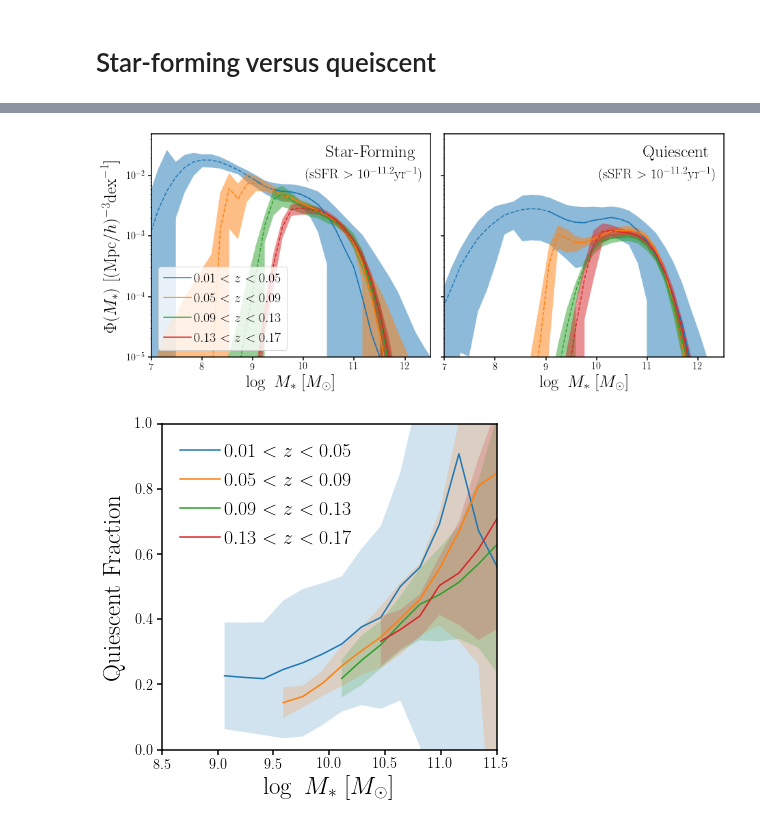
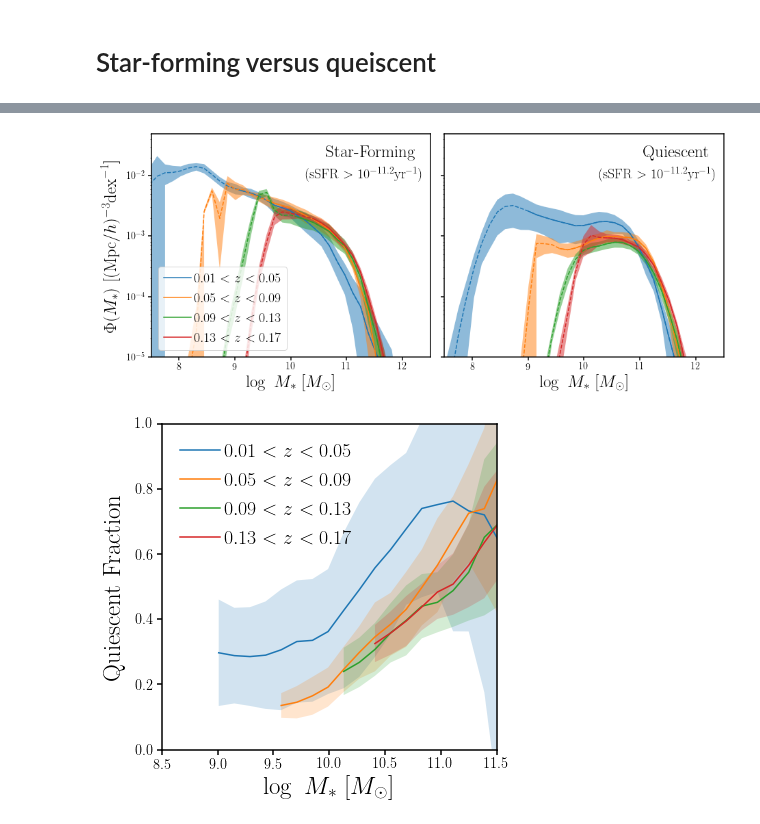
Before and after one commit to changhoonhahn/gapos, a Jupyter notebook: papers/edr/nb/sfq.ipynb, the cells around one changed output, grey strips where cells are left out. Cells and saved outputs as stored; diff of their text form; code cells hidden in the pictures.

Commit message:
updated sfq plots"

```diff
--- a/papers/edr/nb/sfq.ipynb
+++ b/papers/edr/nb/sfq.ipynb
@@ -64,6 +62,6 @@ fig.savefig('../figs/sfq.pdf', bbox_inches='tight')
 # %%
-zmins = np.array([0.01, 0.05, 0.09, 0.13, 0.17])
-zmaxs = np.array([0.05, 0.09, 0.13, 0.17, 0.21])
+zmins = np.array([0.01, 0.05, 0.09, 0.13])#, 0.17])
+zmaxs = np.array([0.05, 0.09, 0.13, 0.17])#, 0.21])
 # %%
 # read in stellar mass completeness limits
 dat_dir = '/tigress/chhahn/provabgs/svda'
@@ -78,13 +76,13 @@ for zmin, zmax in zip(zmins, zmaxs):
 # %%
 psmfs_q = []
 for zmin, zmax in zip(zmins, zmaxs):
-    psmf = np.loadtxt(os.path.join(dat_dir, 'psmf.sv3.bgs_bright.q.z%.2f_%.2f.dat' % (zmin, zmax)),
+    psmf = np.loadtxt(os.path.join(dat_dir, 'psmf.sv3.bgs_bright_q.z%.2f_%.2f.dat' % (zmin, zmax)),
                       skiprows=2)
     psmfs_q.append(psmf)
 # %%
 psmfs_sf = []
 for zmin, zmax in zip(zmins, zmaxs):
-    psmf = np.loadtxt(os.path.join(dat_dir, 'psmf.sv3.bgs_bright.sf.z%.2f_%.2f.dat' % (zmin, zmax)),
+    psmf = np.loadtxt(os.path.join(dat_dir, 'psmf.sv3.bgs_bright_sf.z%.2f_%.2f.dat' % (zmin, zmax)),
                       skiprows=2)
     psmfs_sf.append(psmf)
 # %%
@@ -112,48 +110,51 @@ sub.text(0.95, 0.95, r'Star-Forming',
 sub.text(0.975, 0.85, r'(sSFR $> 10^{-11.2}{\rm yr}^{-1}$)',
          ha='right', va='top', fontsize=20, transform=sub.transAxes)
 sub.set_xlabel(r'$\log~M_*$  [$M_\odot$]', fontsize=25)
-sub.set_xlim(7., 12.5)
+sub.set_xlim(7.5, 12.5)
 sub.set_ylabel(r'$\Phi(M_*)$  [$({\rm Mpc}/h)^{-3}{\rm dex}^{-1}$]', labelpad=10, fontsize=25)
 sub.set_yscale('log')
 sub.set_ylim(1e-5, 5e-2)
 
 sub = fig.add_subplot(122)
 for i, zmin, zmax in zip(range(4), zmins, zmaxs):
 
     sub.plot(psmfs_q[i][:,0], psmfs_q[i][:,1], color='C%i' % i, ls='--')
     sub.plot(psmfs_q[i][:,0][psmfs_q[i][:,0] > Mlims[i]],
              (psmfs_q[i][:,1])[psmfs_q[i][:,0] > Mlims[i]],
              c='C%i' % i, ls='-')
 
     sub.fill_between(psmfs_q[i][:,0],
                      psmfs_q[i][:,1] - psmfs_q[i][:,2],
                      psmfs_q[i][:,1] + psmfs_q[i][:,2],
                      color='C%i' % i, edgecolor='none', alpha=0.5)
     sub.plot([], [], c='C%i' % i, label='$%.2f < z < %.2f$' % (zmin, zmax))
 
 #sub.legend(loc='lower left', fontsize=20, markerscale=5, frameon=True)
 sub.text(0.95, 0.95, r'Quiescent',
          ha='right', va='top', fontsize=25, transform=sub.transAxes)
 sub.text(0.975, 0.85, r'(sSFR $> 10^{-11.2}{\rm yr}^{-1}$)',
          ha='right', va='top', fontsize=20, transform=sub.transAxes)
 sub.set_xlabel(r'$\log~M_*$  [$M_\odot$]', fontsize=25)
-sub.set_xlim(7., 12.5)
+sub.set_xlim(7.5, 12.5)
 sub.set_yscale('log')
 sub.set_ylim(1e-5, 5e-2)
 sub.set_yticklabels([])
 
 fig.subplots_adjust(wspace=0.05)
 fig.savefig('../figs/psmf_bgs_bright_sfq.pdf', bbox_inches='tight')
 # %% [output]
-[figure, old version]
+[figure, new version]
 # %%
 fig = plt.figure(figsize=(6,6))
 
 sub = fig.add_subplot(111)
 for i, zmin, zmax in zip(range(4), zmins, zmaxs):
 
-    fq = (psmfs_q[i][:,1]/(psmfs[i][:,1]))
-    sig_fq = fq*np.sqrt((psmfs_q[i][:,2]/psmfs_q[i][:,1])**2 + (psmfs[i][:,2]/psmfs[i][:,1])**2)
+    #fq = (psmfs_q[i][:,1]/(psmfs[i][:,1]))
+    #sig_fq = fq*np.sqrt((psmfs_q[i][:,2]/psmfs_q[i][:,1])**2 + (psmfs[i][:,2]/psmfs[i][:,1])**2)
+    fq = (psmfs_q[i][:,1]/(psmfs_q[i][:,1] + psmfs_sf[i][:,1]))
+    sig_fq = fq*np.sqrt((psmfs_q[i][:,2]/psmfs_q[i][:,1])**2 +
+                        (np.sqrt(psmfs_q[i][:,2]**2+psmfs_sf[i][:,2]**2)/(psmfs_q[i][:,1]+psmfs_sf[i][:,1]))**2)
 
     #sub.plot(psmfs_q[i][:,0][(psmfs_q[i][:,1] > 0)],
     #         fq[(psmfs_q[i][:,1] > 0)],
@@ -177,4 +178,4 @@ sub.set_ylim(0., 1.)
 
 fig.savefig('../figs/qf_bgs_bright.pdf', bbox_inches='tight')
 # %% [output]
-[figure, old version]
+[figure, new version]
```
Also changed, not shown: parts of 1 cell of this notebook, 2 other files.
